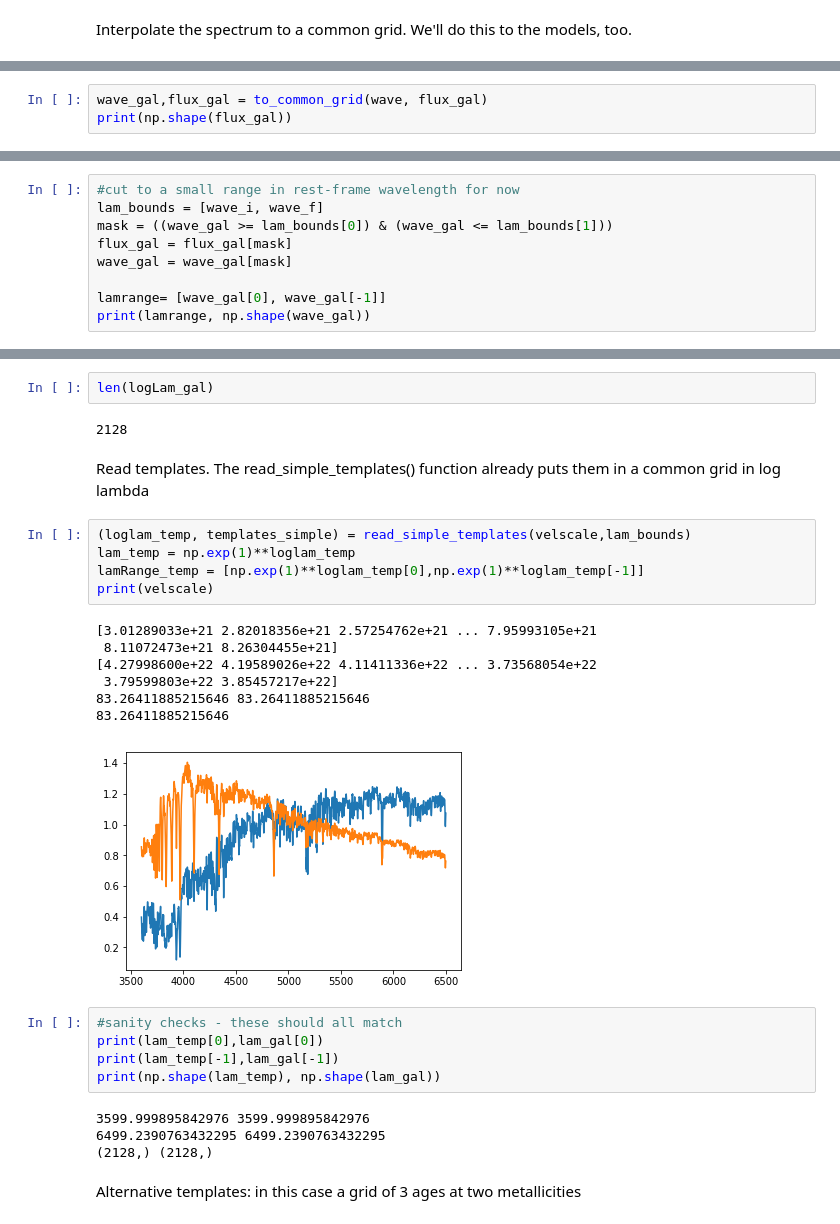
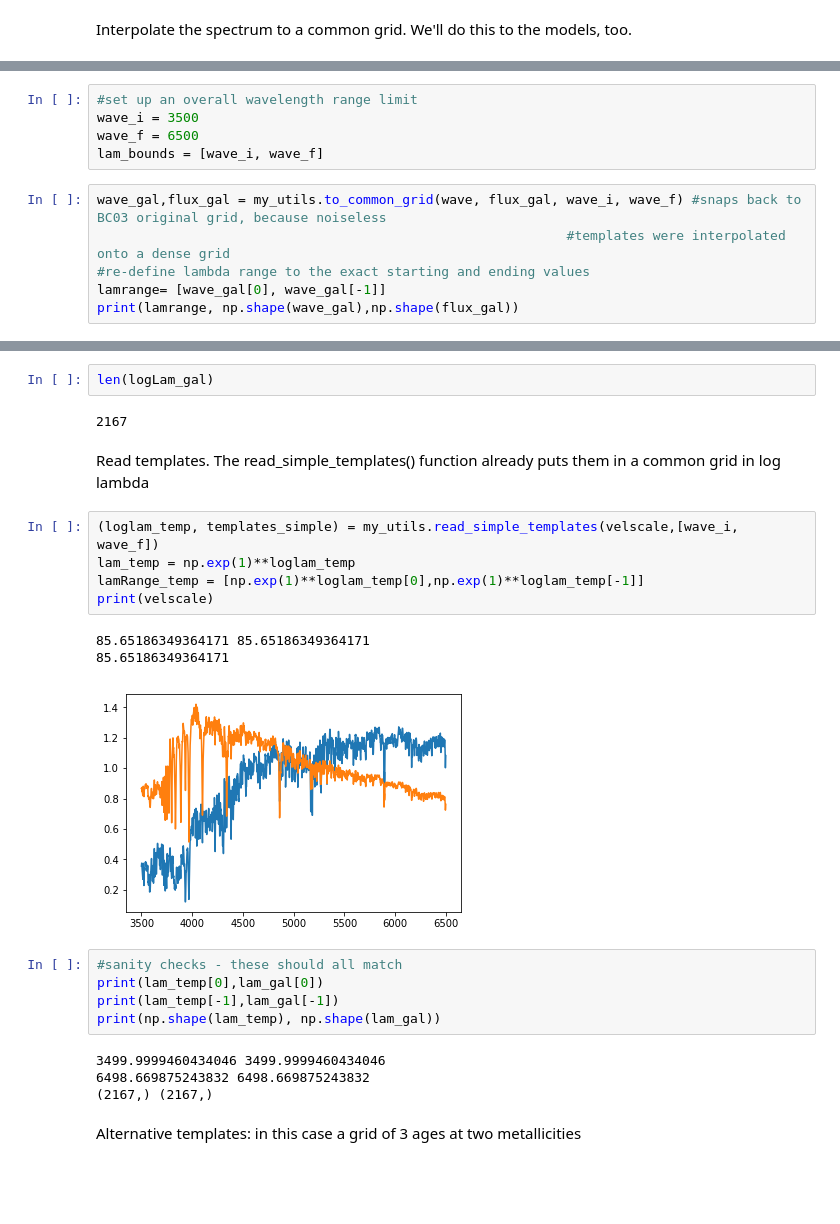
Before and after one commit to ritatojeiro/desi_gqp, a Jupyter notebook: nb/start_example.ipynb, the cells around one changed output, grey strips where cells are left out. Drawn from its saved outputs; the diff is of its cells as text; blank space fills up the shorter version.

Commit message:
updated example mock notebook to fix issue with template mistmatch. moved functions to py file

```diff
--- a/nb/start_example.ipynb
+++ b/nb/start_example.ipynb
@@ -265,3 +141,0 @@ wave_f = 6500
-# %%
-wave_gal,flux_gal = to_common_grid(wave, flux_gal)
-print(np.shape(flux_gal))
@@ -270,0 +142,11 @@ print(np.shape(flux_gal))
+# %%
+#set up an overall wavelength range limit
+wave_i = 3500
+wave_f = 6500
+lam_bounds = [wave_i, wave_f]
+# %%
+wave_gal,flux_gal = my_utils.to_common_grid(wave, flux_gal, wave_i, wave_f) #snaps back to BC03 original grid, because noiseless
+                                                            #templates were interpolated onto a dense grid
+#re-define lambda range to the exact starting and ending values
+lamrange= [wave_gal[0], wave_gal[-1]]
+print(lamrange, np.shape(wave_gal),np.shape(flux_gal))
@@ -281,9 +164,0 @@ plt.legend()
-# %%
-#cut to a small range in rest-frame wavelength for now
-lam_bounds = [wave_i, wave_f]
-mask = ((wave_gal >= lam_bounds[0]) & (wave_gal <= lam_bounds[1]))
-flux_gal = flux_gal[mask]
-wave_gal = wave_gal[mask]
-
-lamrange= [wave_gal[0], wave_gal[-1]]
-print(lamrange, np.shape(wave_gal))
@@ -316,30 +189,26 @@ lam_gal = np.exp(1)**logLam_gal
 # %%
 len(logLam_gal)
 # %% [output]
-2128
+2167
 # %% [markdown]
 Read templates. The read_simple_templates() function already puts them in a common grid in log lambda
 # %%
-(loglam_temp, templates_simple) = read_simple_templates(velscale,lam_bounds)
+(loglam_temp, templates_simple) = my_utils.read_simple_templates(velscale,[wave_i, wave_f])
 lam_temp = np.exp(1)**loglam_temp
 lamRange_temp = [np.exp(1)**loglam_temp[0],np.exp(1)**loglam_temp[-1]]
 print(velscale)
 # %% [output]
-[3.01289033e+21 2.82018356e+21 2.57254762e+21 ... 7.95993105e+21
- 8.11072473e+21 8.26304455e+21]
-[4.27998600e+22 4.19589026e+22 4.11411336e+22 ... 3.73568054e+22
- 3.79599803e+22 3.85457217e+22]
-83.26411885215646 83.26411885215646
-83.26411885215646
+85.65186349364171 85.65186349364171
+85.65186349364171
-[figure, old version]
+[figure, new version]
 # %%
 #sanity checks - these should all match
 print(lam_temp[0],lam_gal[0])
 print(lam_temp[-1],lam_gal[-1])
 print(np.shape(lam_temp), np.shape(lam_gal))
 # %% [output]
-3599.999895842976 3599.999895842976
-6499.2390763432295 6499.2390763432295
-(2128,) (2128,)
+3499.9999460434046 3499.9999460434046
+6498.669875243832 6498.669875243832
+(2167,) (2167,)
 # %% [markdown]
 Alternative templates: in this case a grid of 3 ages at two metallicities
```
Also changed, not shown: parts of 41 cells of this notebook, 1 other file.
